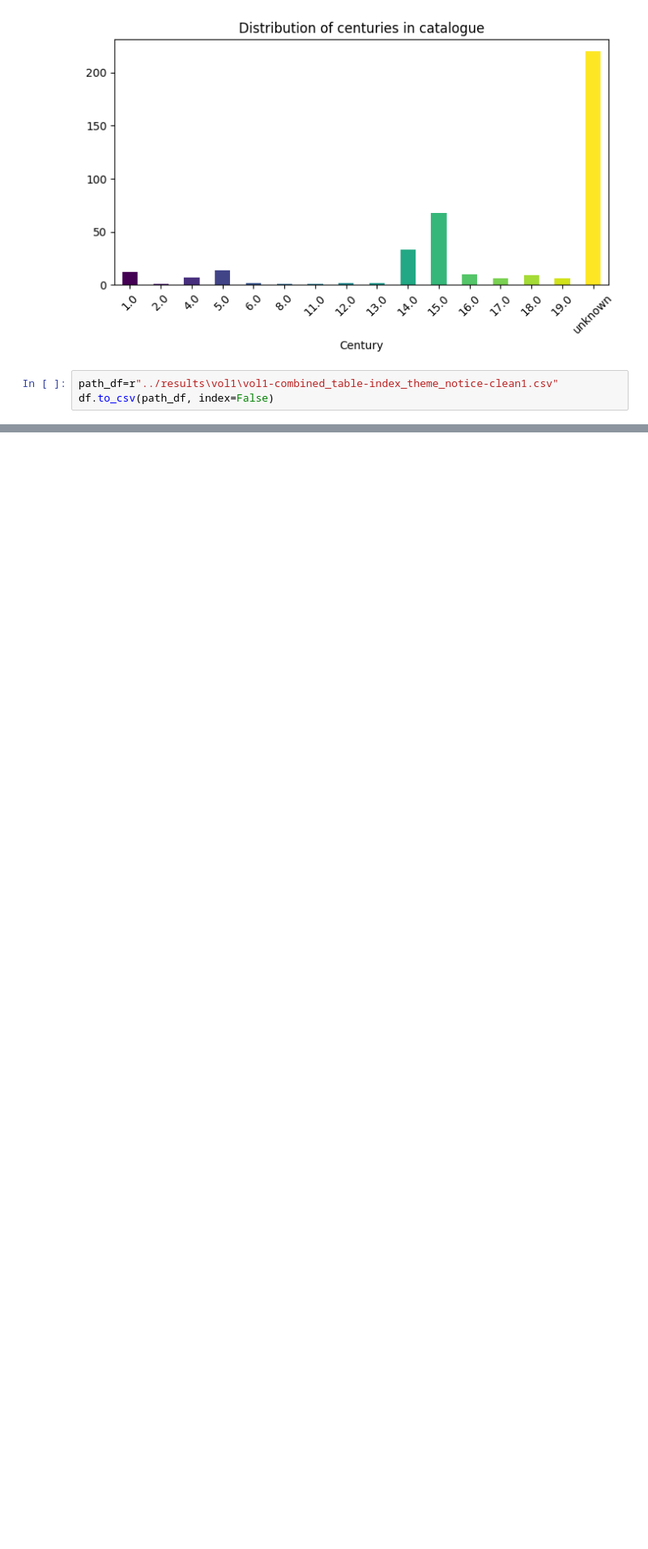
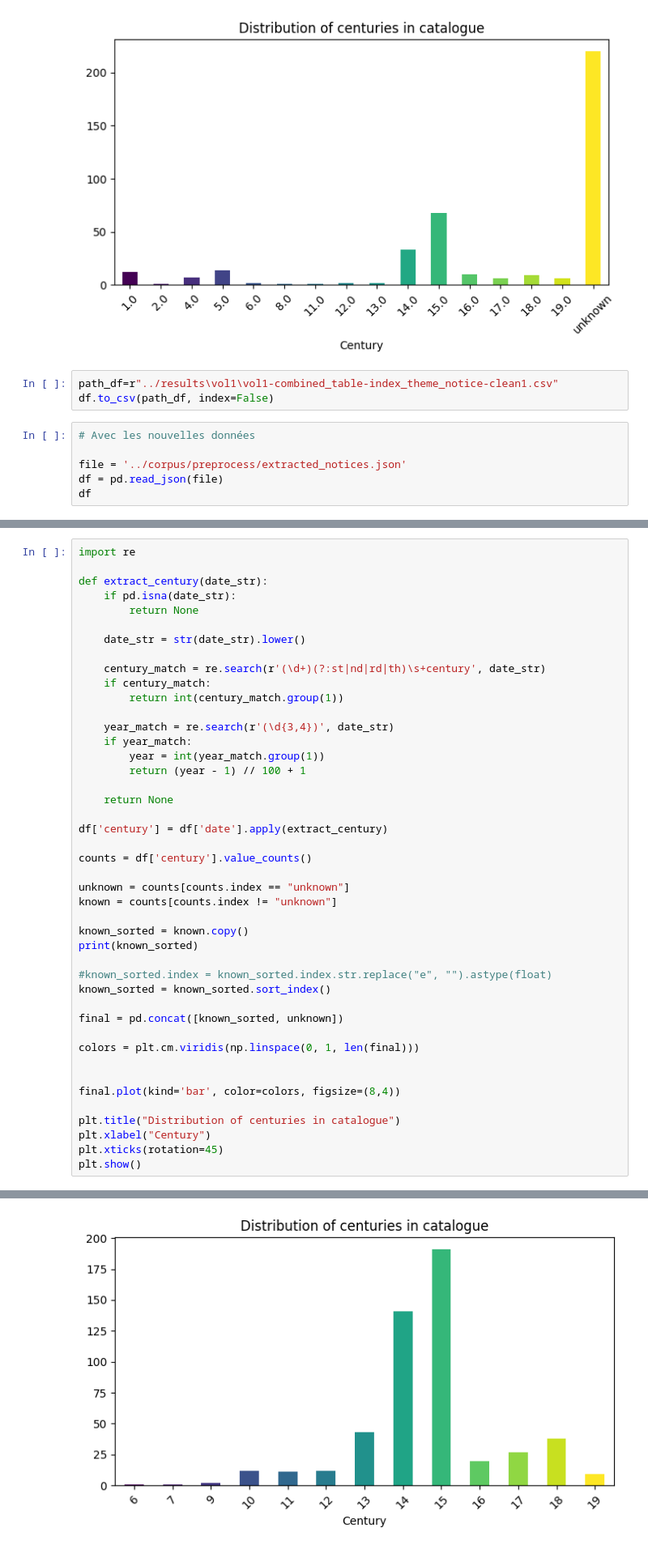
Before and after one commit to MathiasGarnier/CATASCRIPT, a Jupyter notebook: scripts/test_desc.ipynb, the cells around one changed output, grey strips where cells are left out. Shown at 81% size. Cells and saved outputs as stored; diff of their text form; blank space fills up the shorter version.

```diff
--- a/scripts/test_desc.ipynb
+++ b/scripts/test_desc.ipynb
@@ -374,3 +374,9 @@ Name: count, dtype: int64
 # %%
 path_df=r"../results\vol1\vol1-combined_table-index_theme_notice-clean1.csv"
 df.to_csv(path_df, index=False)
+# %%
+# Avec les nouvelles données
+
+file = '../corpus/preprocess/extracted_notices.json'
+df = pd.read_json(file)
+df
@@ -376,0 +397,45 @@ df.to_csv(path_df, index=False)
+# %%
+import re
+
+def extract_century(date_str):
+    if pd.isna(date_str):
+        return None
+
+    date_str = str(date_str).lower()
+
+    century_match = re.search(r'(\d+)(?:st|nd|rd|th)\s+century', date_str)
+    if century_match:
+        return int(century_match.group(1))
+
+    year_match = re.search(r'(\d{3,4})', date_str)
+    if year_match:
+        year = int(year_match.group(1))
+        return (year - 1) // 100 + 1
+
+    return None
+
+df['century'] = df['date'].apply(extract_century)
+
+counts = df['century'].value_counts()
+
+unknown = counts[counts.index == "unknown"]
+known = counts[counts.index != "unknown"]
+
+known_sorted = known.copy()
+print(known_sorted)
+
+#known_sorted.index = known_sorted.index.str.replace("e", "").astype(float)
+known_sorted = known_sorted.sort_index()
+
+final = pd.concat([known_sorted, unknown])
+
+colors = plt.cm.viridis(np.linspace(0, 1, len(final)))
+
+
+final.plot(kind='bar', color=colors, figsize=(8,4))
+
+plt.title("Distribution of centuries in catalogue")
+plt.xlabel("Century")
+plt.xticks(rotation=45)
+plt.show()
+# %% [output]
@@ -376,0 +457 @@ df.to_csv(path_df, index=False)
+[figure, added]
```
Also changed, not shown: parts of 2 cells of this notebook, 35 other files.
